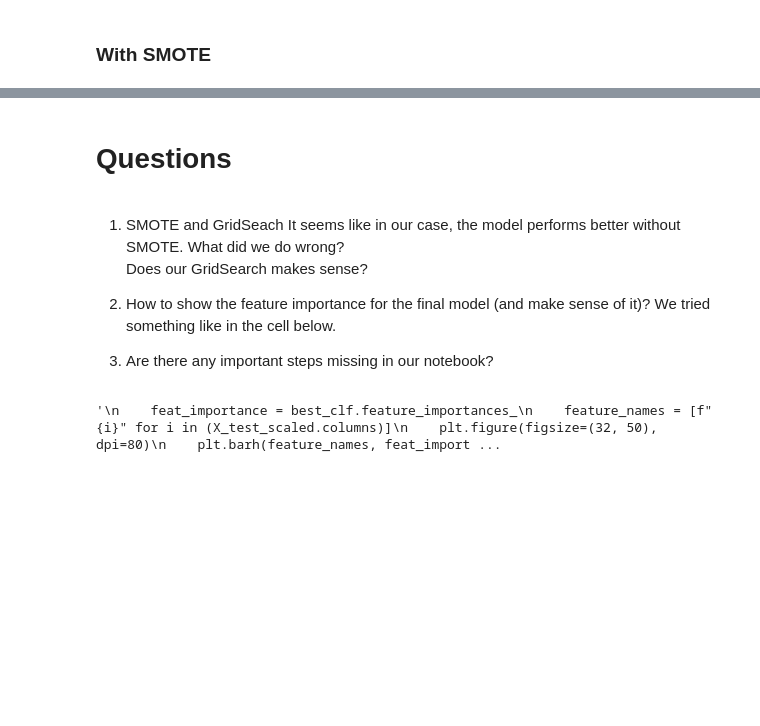
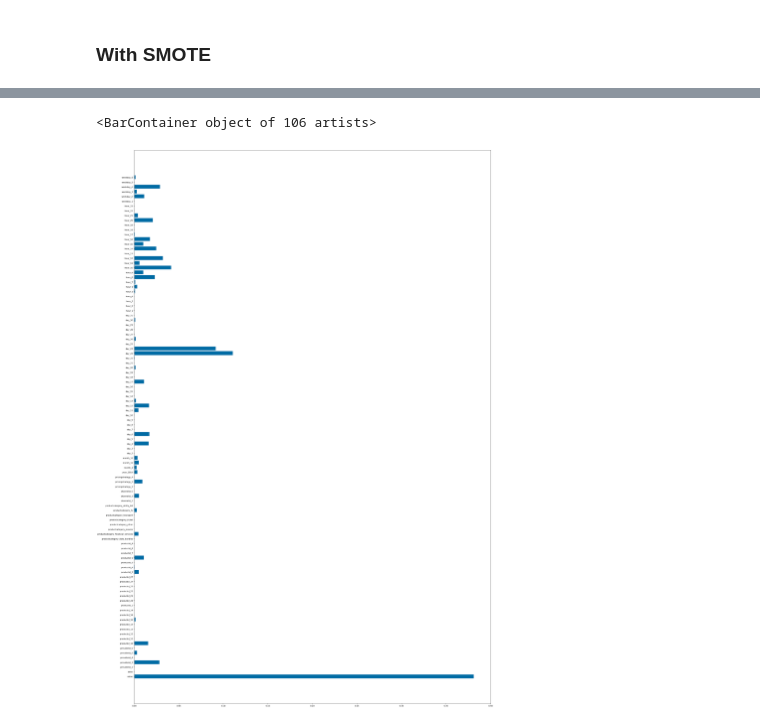
Before and after one commit to ReebalSami/Project-2---Machine-learning---Fraud-detection, a Jupyter notebook: fraud_detection_cleaned.ipynb, the cells around one changed output, grey strips where cells are left out. Drawn from its saved outputs; the diff is of its cells as text; code cells hidden in the pictures; blank space fills up the shorter version.

```diff
--- a/fraud_detection_cleaned.ipynb
+++ b/fraud_detection_cleaned.ipynb
@@ -549,23 +550,11 @@ AdaBoostClassifier(base_estimator=DecisionTreeClassifier(max_depth=5),
                    n_estimators=120)
-# %% [markdown]
-# Questions
-# %% [markdown]
-1. SMOTE and GridSeach
-    It seems like in our case, the model performs better without SMOTE.
-    What did we do wrong?
-    Does our GridSearch makes sense?
-
-2. How to show the feature importance for the final model (and make sense of it)?
-   We tried something like in the cell below.
-
-3. Are there any important steps missing in our notebook?
 # %%
 # Trying to show feature importance
-"""
-    feat_importance = best_clf.feature_importances_
-    feature_names = [f"{i}" for i in (X_test_scaled.columns)]
-    plt.figure(figsize=(32, 50), dpi=80)
-    plt.barh(feature_names, feat_importance)
-"""
+
+feat_importance = best_clf.feature_importances_
+feature_names = [f"{i}" for i in (X_test_scaled.columns)]
+plt.figure(figsize=(32, 50), dpi=80)
+plt.barh(feature_names, feat_importance)
 # %% [output]
-'\n    feat_importance = best_clf.feature_importances_\n    feature_names = [f"{i}" for i in (X_test_scaled.columns)]\n    plt.figure(figsize=(32, 50), dpi=80)\n    plt.barh(feature_names, feat_import ...
+<BarContainer object of 106 artists>
+[figure, added]
```
Also changed, not shown: parts of 7 cells of this notebook, 2 other files.
